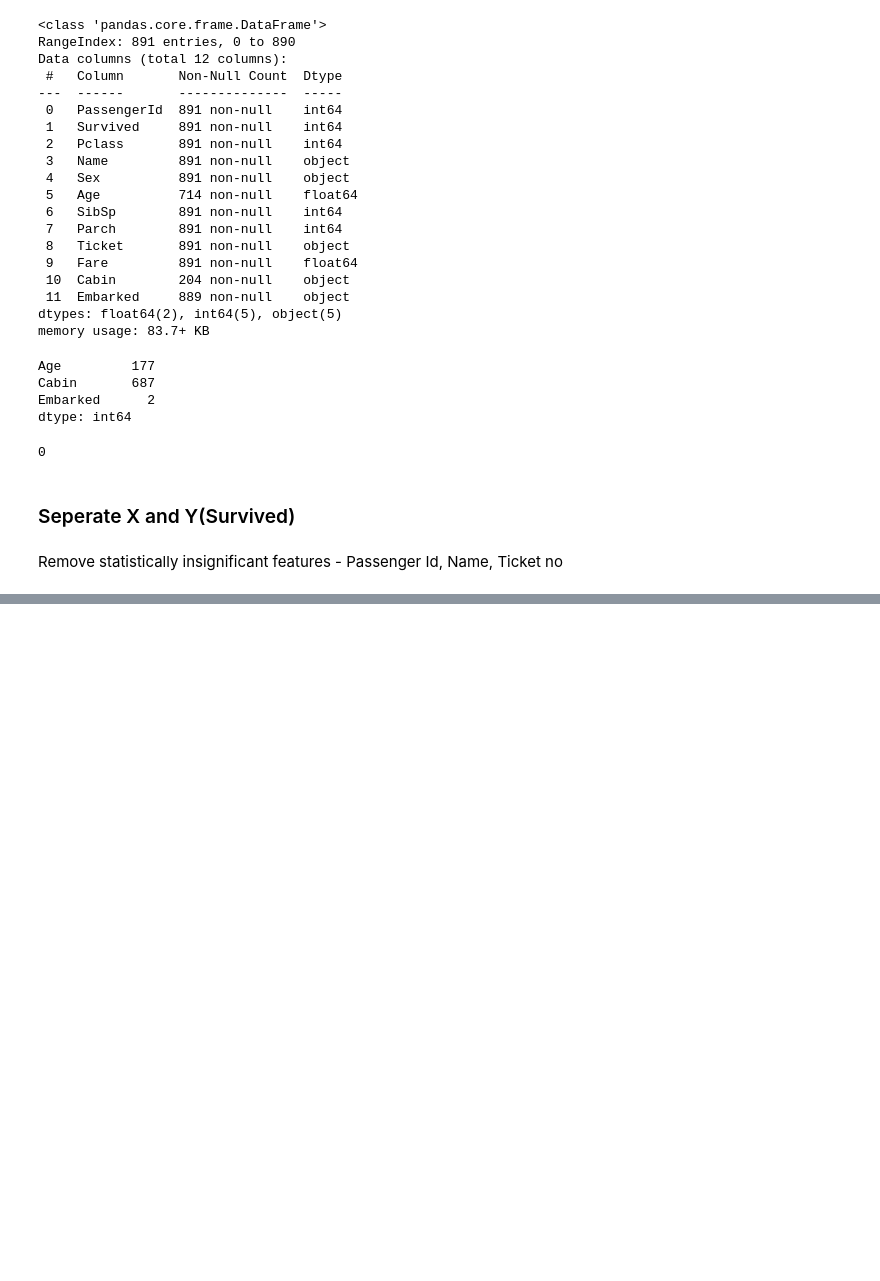
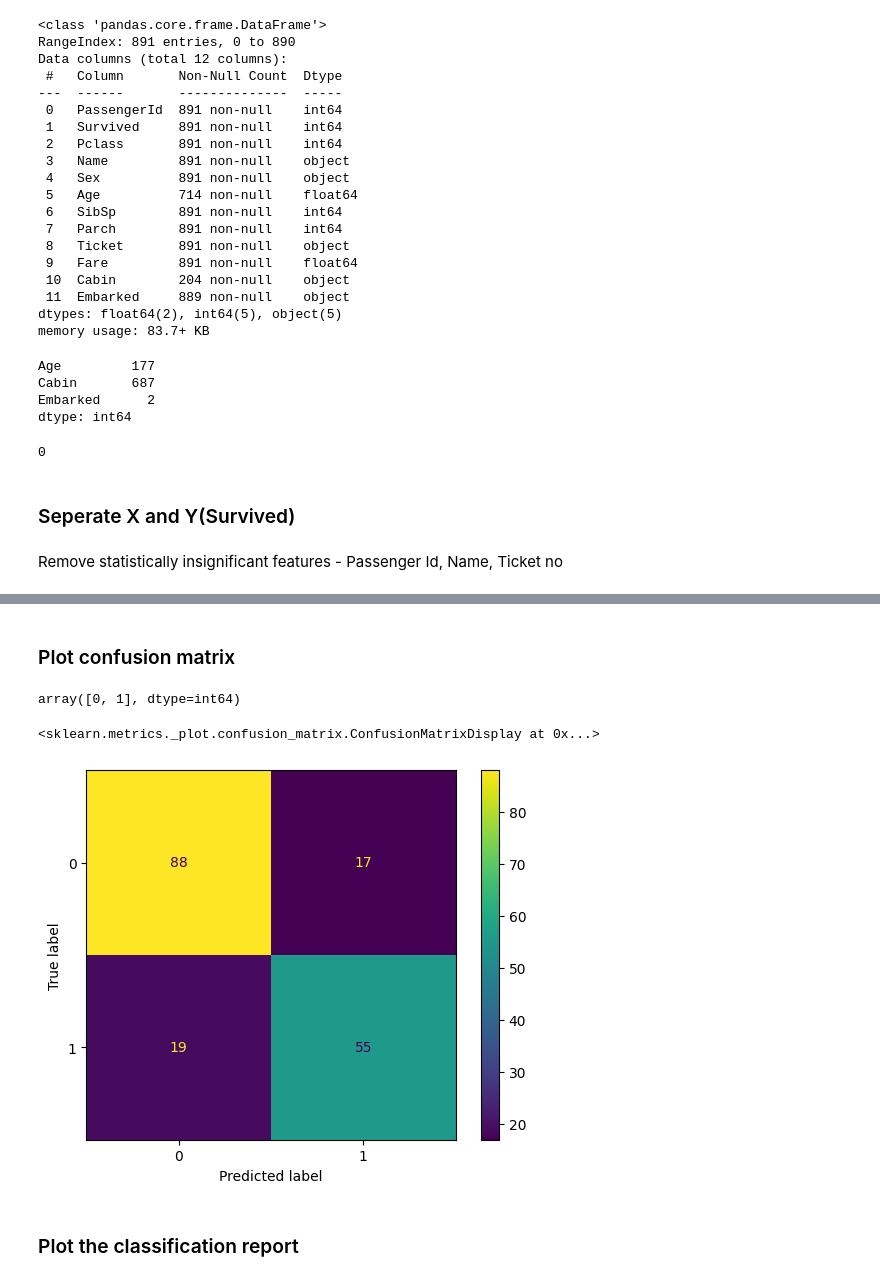
Before and after one commit to samrudhineve/Machine-Learning, a Jupyter notebook: Feature Selection/Mutual Info Scores.ipynb, the cells around one changed output, grey strips where cells are left out. Cells and saved outputs as stored; diff of their text form; code cells hidden in the pictures; blank space fills up the shorter version.

```diff
--- a/Feature Selection/Mutual Info Scores.ipynb
+++ b/Feature Selection/Mutual Info Scores.ipynb
@@ -62,0 +269,3 @@ KeyError: "['Pass'] not found in axis"
+# %%
+x_sel_pre = pre2.fit_transform(x_imp)
+x_sel_pre
@@ -62,0 +288,3 @@ KeyError: "['Pass'] not found in axis"
+# %%
+from sklearn.model_selection import train_test_split
+xtrain, xtest, ytrain, ytest = train_test_split(x_sel_pre, y, test_size=0.2, random_state=42)
@@ -62,0 +337,4 @@ KeyError: "['Pass'] not found in axis"
+# %%
+from sklearn.ensemble import RandomForestClassifier
+model = RandomForestClassifier()
+model.fit(xtrain, ytrain)
@@ -62,0 +353,3 @@ KeyError: "['Pass'] not found in axis"
+# %%
+ypred_tr = model.predict(xtrain)
+ypred_ts = model.predict(xtest)
@@ -62,0 +382,16 @@ KeyError: "['Pass'] not found in axis"
+# %% [markdown]
+### Plot confusion matrix
+# %%
+model.classes_
+# %% [output]
+array([0, 1], dtype=int64)
+# %%
+from sklearn.metrics import confusion_matrix, ConfusionMatrixDisplay
+cf = confusion_matrix(ytest, ypred_ts)
+cfd = ConfusionMatrixDisplay(cf, display_labels=model.classes_)
+cfd.plot()
+# %% [output]
+<sklearn.metrics._plot.confusion_matrix.ConfusionMatrixDisplay at 0x...>
+[figure, added]
+# %% [markdown]
+### Plot the classification report
```
Also changed, not shown: parts of 79 cells of this notebook, 1 other file.
